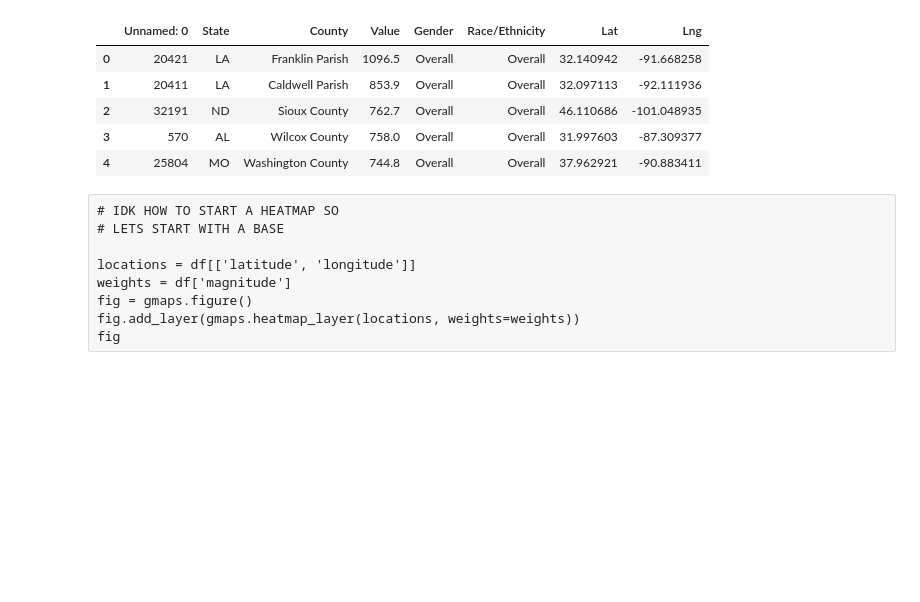
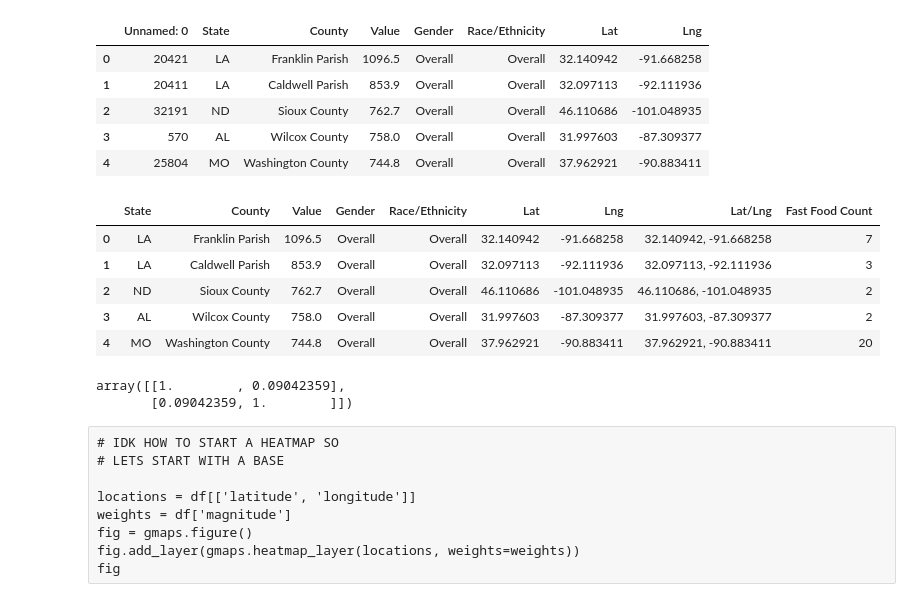
Before and after one commit to petersmyers/Project1, a Jupyter notebook: Visualizations_Analyses2.ipynb, the cells around one changed output. Saved outputs shown, nothing was run; the diff lists cells and outputs as text; code cells hidden in the pictures; blank space fills up the shorter version.

```diff
--- a/Visualizations_Analyses2.ipynb
+++ b/Visualizations_Analyses2.ipynb
@@ -50,4 +50,12 @@ county_data.head()
 # %%
 #Editing Fastfood df
 #Need to drop combined Lat and Lng columns
-fastfood = fastfood.drop(columns=["Lat/Lng"] )
+#fastfood = fastfood.drop(columns=["Lat/Lng"] )
+fastfood.head()
+# %% [output]
+|  | State | County | Value | Gender | Race/Ethnicity | Lat | Lng | Lat/Lng | Fast Food Count |
+| 0 | LA | Franklin Parish | 1096.5 | Overall | Overall | 32.140942 | -91.668258 | 32.140942, -91.668258 | 7 |
+| 1 | LA | Caldwell Parish | 853.9 | Overall | Overall | 32.097113 | -92.111936 | 32.097113, -92.111936 | 3 |
+| 2 | ND | Sioux County | 762.7 | Overall | Overall | 46.110686 | -101.048935 | 46.110686, -101.048935 | 2 |
+| 3 | AL | Wilcox County | 758.0 | Overall | Overall | 31.997603 | -87.309377 | 31.997603, -87.309377 | 2 |
+| 4 | MO | Washington County | 744.8 | Overall | Overall | 37.962921 | -90.883411 | 37.962921, -90.883411 | 20 |
@@ -60,3 +62,8 @@ i = indian_data.Value.sum()
+# %%
+np.corrcoef(fastfood["Fast Food Count"], fastfood["Value"])
+# %% [output]
+array([[1.        , 0.09042359],
+       [0.09042359, 1.        ]])
 # %% [raw]
 # IDK HOW TO START A HEATMAP SO
 # LETS START WITH A BASE
```
Also changed, not shown: parts of 1 cell of this notebook, 1 other file.
